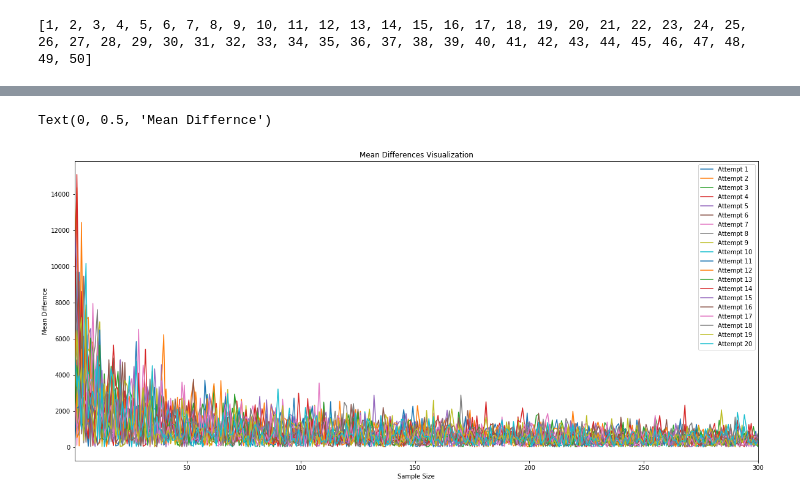
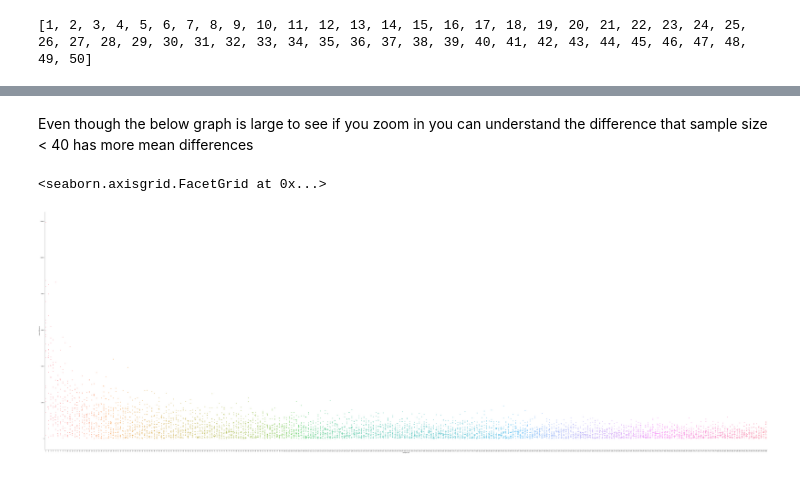
Before and after one commit to YM53858/DATA-690-WANG, a Jupyter notebook: Assignment_08/Assignment_08.ipynb, the cells around one changed output, grey strips where cells are left out. Drawn from its saved outputs; the diff is of its cells as text; code cells hidden in the pictures.

```diff
--- a/Assignment_08/Assignment_08.ipynb
+++ b/Assignment_08/Assignment_08.ipynb
@@ -383,15 +421,15 @@ n = []
 for i in range(1,301): # sample size of 300
     n.append(i)
 
-means_diff ={}
-
+temp1=[]
+temp2=[]
 for j in range(1,21):
-    temp = []
-    means_diff["Attempt "+str(j)] = temp
     for k in n:
         k_df = df.sample(n=k)
         s_mean = k_df['TUITIONFEE_IN'].mean()
-        temp.append(abs(s_mean-mean))
+        temp1.append(k)
+        temp2.append(abs(s_mean-mean))
 
+means_diff ={"sample size":temp1,"mean difference":temp2}
 #df_300 is the new dataframe containing 20 observations of mean differences for a sample size of 300
-df_300 = pd.DataFrame(means_diff,index=n) # Assigning sample size list as the index for convenience
+df_300 = pd.DataFrame(means_diff) # Assigning sample size list as the index for convenience
@@ -412,10 +436,9 @@ df_300.head(10)
-# %%
-df_300.plot(figsize=(20,9))
-plt.title('Mean Differences Visualization')
-plt.xlabel('Sample Size')
-plt.ylabel('Mean Differnce')
-# %% [output]
-Text(0, 0.5, 'Mean Differnce')
-[figure, removed]
+# %% [markdown]
+Even though the below graph is large to see if you zoom in you can understand the difference that sample size < 40 has more mean differences
+# %%
+sns.catplot(x="sample size", y="mean difference",kind="swarm", data=df_300, height=30, aspect=3)
+# %% [output]
+<seaborn.axisgrid.FacetGrid at 0x...>
+[figure, added]
 # %%
 # The end - Give yourself a pat on the back!
```
Also changed, not shown: parts of 26 cells of this notebook.
